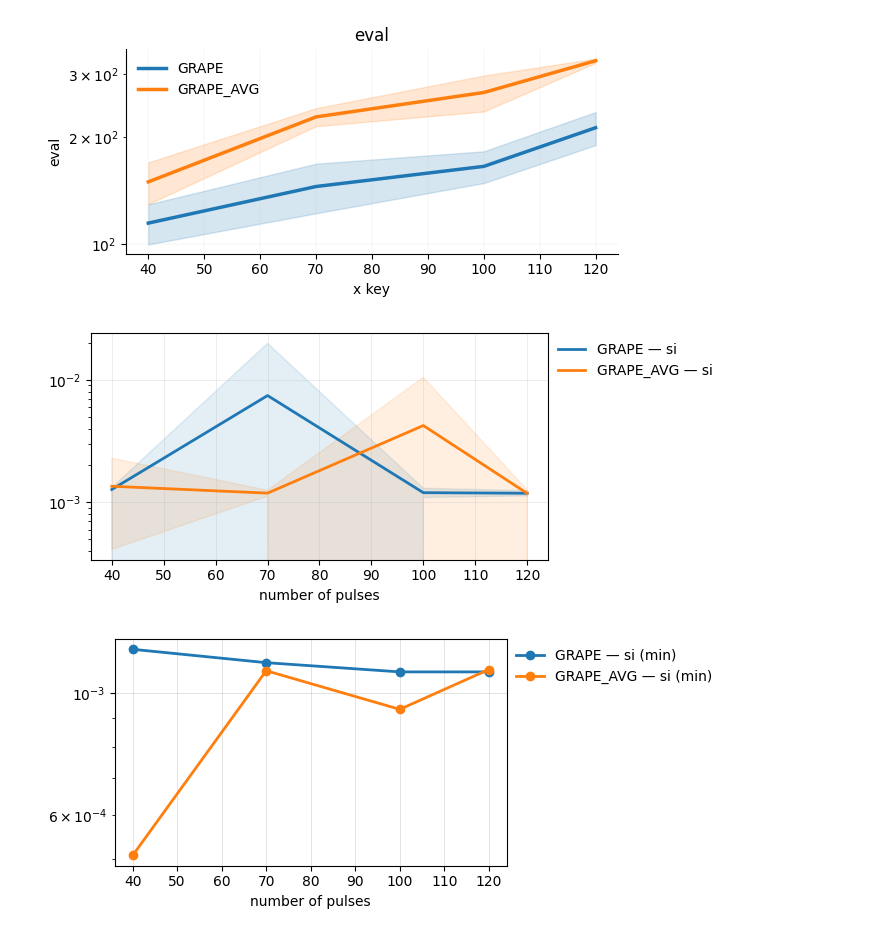
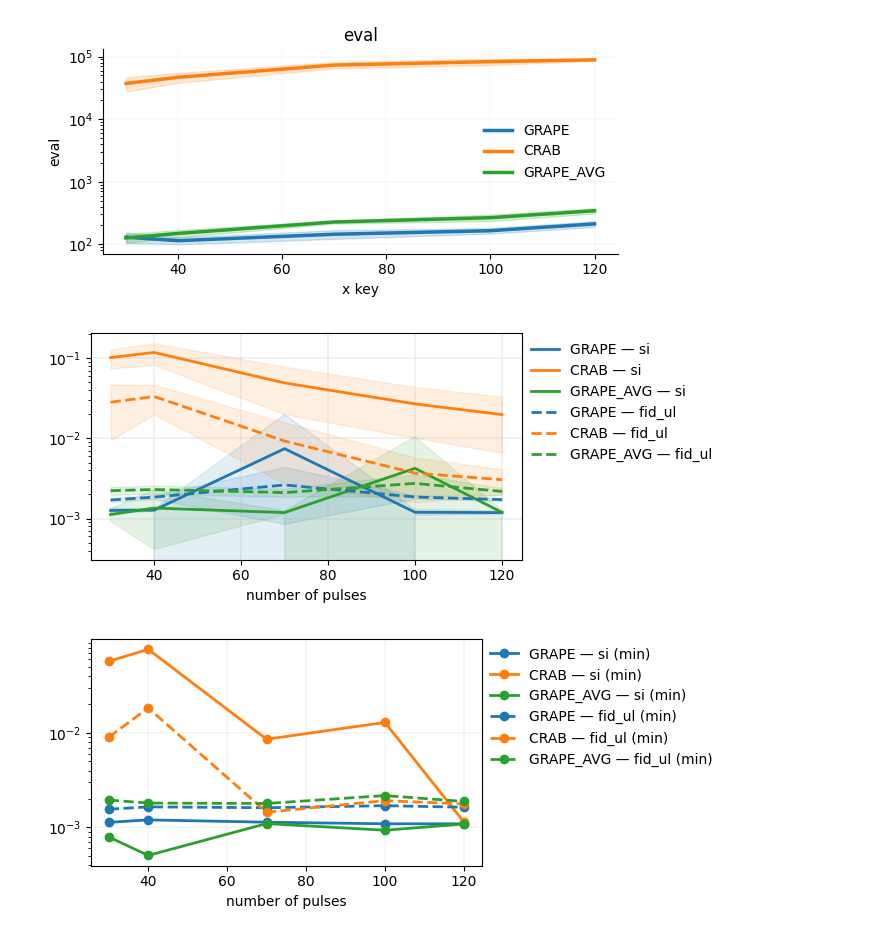
Before and after one commit to cicacica/VeriPulse, a Jupyter notebook: notebooks/data_processing.ipynb, the cells around one changed output. Saved outputs shown, nothing was run; the diff lists cells and outputs as text; code cells hidden in the pictures.

Commit message:
more run and plot

```diff
--- a/notebooks/data_processing.ipynb
+++ b/notebooks/data_processing.ipynb
@@ -143,7 +143,7 @@ def plot_summary_properties(
 
     ax.set_xlabel("number of pulses")
     ax.legend(frameon=False, bbox_to_anchor=(1, 1), loc='upper left', borderaxespad=.3)
-    ax.grid(True, linewidth=0.4, alpha=0.4)
+    ax.grid(True, linewidth=0.3, alpha=0.8)
     ax.spines[["top", "right"]].set_visible(True)
     plt.tight_layout()
     plt.show()
@@ -189,8 +189,8 @@ def plot_summary_properties_extremes(
         ax.set_yscale('log')
     ax.set_xlabel("number of pulses")
     ax.legend(frameon=False, bbox_to_anchor=(1, 1), loc='upper left',
-              borderaxespad=.3)
-    ax.grid(True, linewidth=0.5, alpha=0.5)
+              borderaxespad=.2)
+    ax.grid(True, linewidth=0.2, alpha=0.8)
     ax.spines[["top", "right"]].set_visible(True)
     plt.tight_layout()
     plt.show()
@@ -215,30 +215,30 @@ def summary_byslot(method, slots):
                 summary[slot]['eval'].append(res.fid_compute_list)
     return summary
 # %%
-slots = [40, 70, 100, 120]
+slots = [30, 40, 70, 100, 120]
 summaries = dict()
 summaries['GRAPE'] = summary_byslot("GRAPE", slots)
-#summaries['CRAB'] = summary_byslot('CRAB', slots)
+summaries['CRAB'] = summary_byslot('CRAB', slots)
 summaries['GRAPE_AVG'] = summary_byslot('GRAPE_AVG', slots)
 # %%
 plot_summary_property(summaries = summaries, quantity='eval', log_y=True)
 # %% [output]
-[figure, old version]
+[figure, new version]
 # %%
 plot_summary_properties(
     summaries=summaries,
     quantities=['si','fid_ul'],
     log_y=True,
-    smearing = [True]
+    smearing = [True, True]
 )
 # %% [output]
-[figure, old version]
+[figure, new version]
 # %%
 plot_summary_properties_extremes(
     summaries=summaries,
-    quantities=['si'],
+    quantities=['si', 'fid_ul'],
     log_y=True,
     cases=["min", "min"]
 )
 # %% [output]
-[figure, old version]
+[figure, new version]
```
Also changed, not shown: 39 other files.
